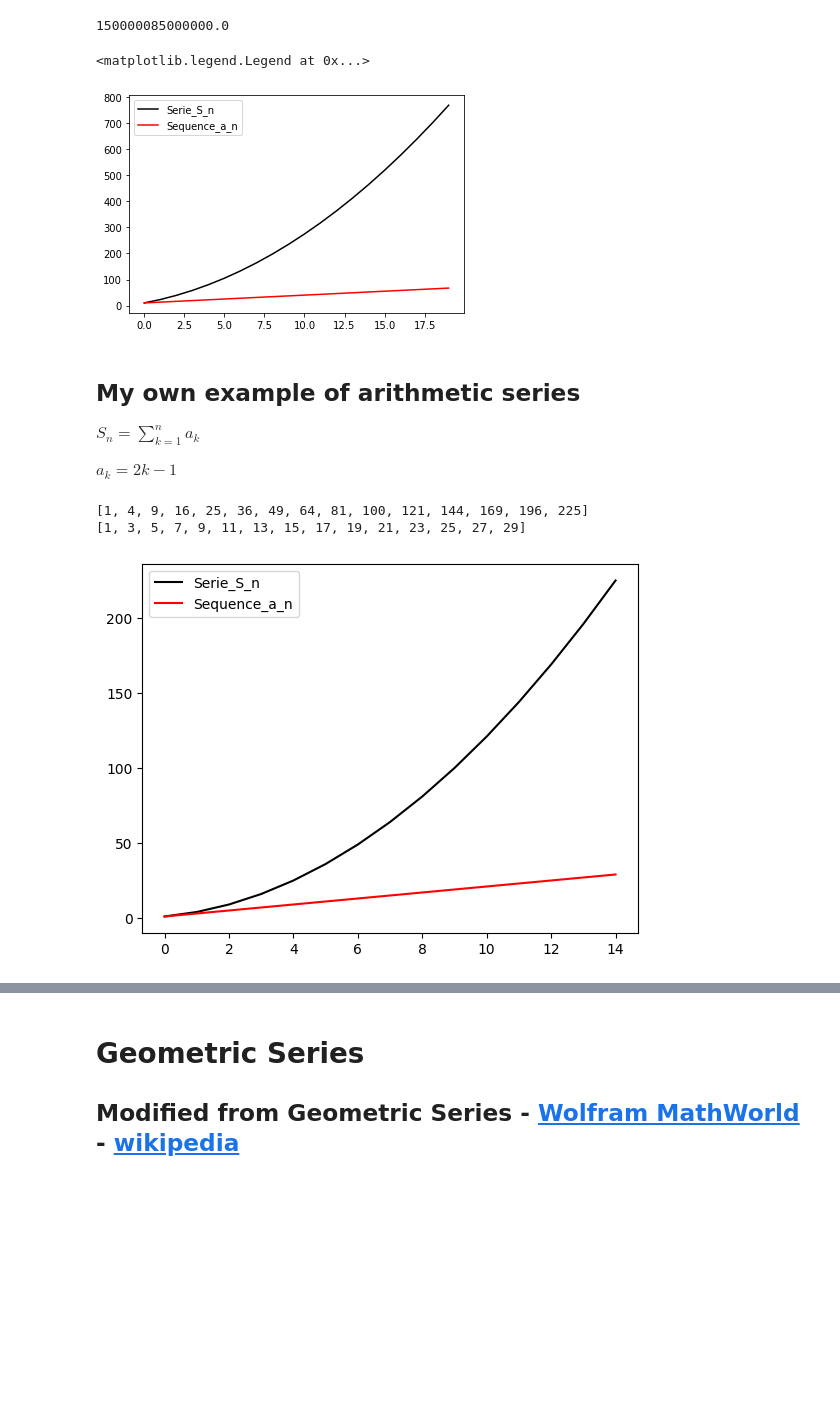
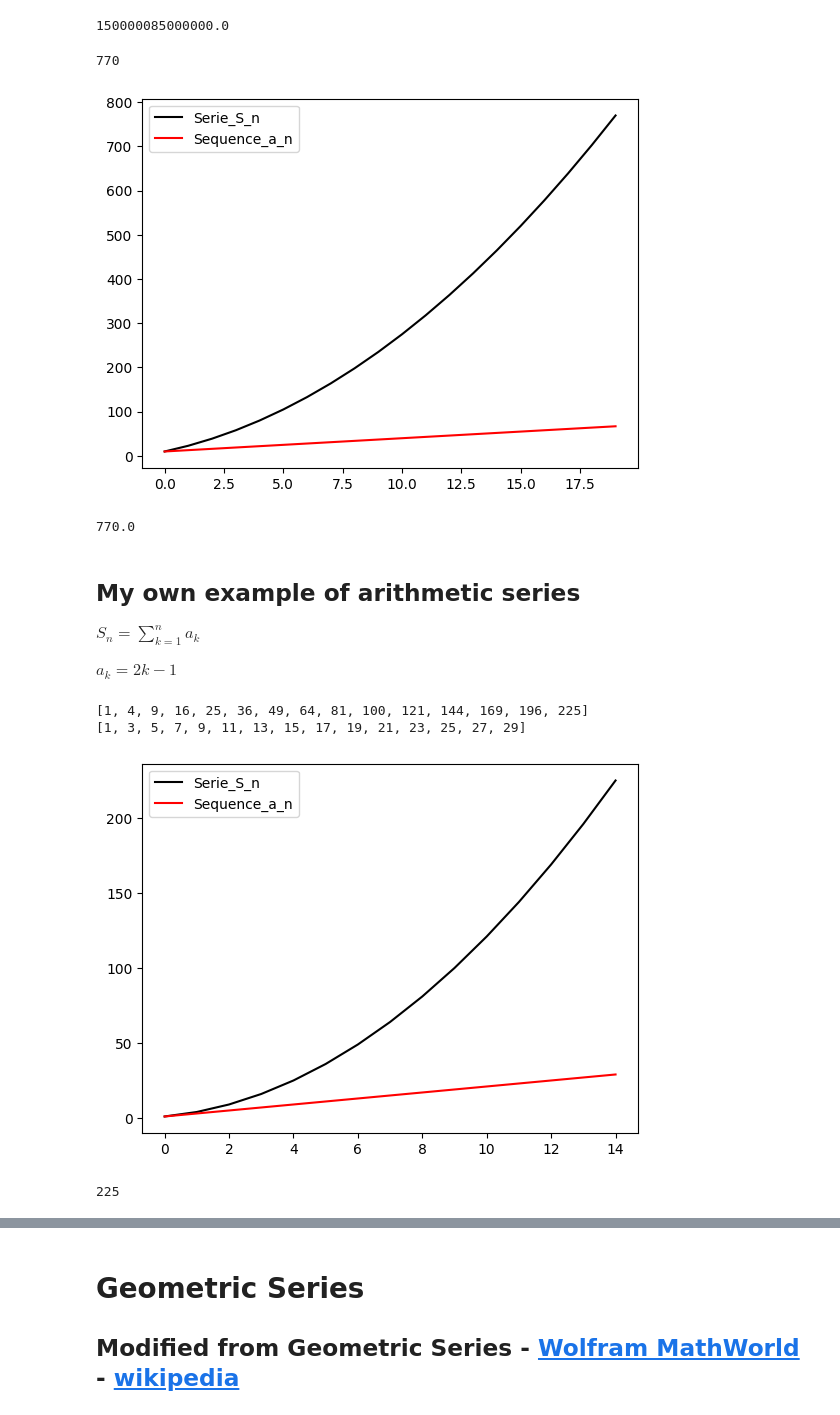
Before and after one commit to jorozcove/MetNumUN2023II, a Jupyter notebook: lab_1/jorozcoveArithmeticSeriesGeometricSeriesPowerSums.ipynb, the cells around one changed output, grey strips where cells are left out. Cells and saved outputs as stored; diff of their text form; code cells hidden in the pictures; blank space fills up the shorter version.

```diff
--- a/lab_1/jorozcoveArithmeticSeriesGeometricSeriesPowerSums.ipynb
+++ b/lab_1/jorozcoveArithmeticSeriesGeometricSeriesPowerSums.ipynb
@@ -192,24 +192,32 @@ n*(a +a_n)/2
 # %%
 import matplotlib.pyplot as plt
 
 n = 20
 a = 10
 d = 3
 S_n = 0
 Serie_S_n=[]
 Sequence_a_n =[]
 for i in range(1,n+1):  # range(n+19 goes form 1 to n
   a_n = a + d * (i-1)
   S_n = S_n + a_n
   Serie_S_n.append(S_n)
   Sequence_a_n.append(a_n)
 
 plt.plot(Serie_S_n, color='black',label='Serie_S_n')
 plt.plot(Sequence_a_n, color='red',label='Sequence_a_n')
 plt.legend()
+
+S_n
 # %% [output]
-<matplotlib.legend.Legend at 0x...>
+770
-[figure, old version]
+[figure, new version]
+# %%
+#Verificacion con la formula
+
+n*(2*a +d*(n-1))/2
+# %% [output]
+770.0
 # %% [markdown]
 ## My own example of arithmetic series
 $ S_n  = \sum_{k=1}^n a_k$
@@ -234,7 +242,10 @@ plt.plot(Serie_S_n, color='black',label='Serie_S_n')
 plt.plot(Sequence_a_n, color='red',label='Sequence_a_n')
 plt.legend()
 plt.show()
+
+S_n
 # %% [output]
 [1, 4, 9, 16, 25, 36, 49, 64, 81, 100, 121, 144, 169, 196, 225]
 [1, 3, 5, 7, 9, 11, 13, 15, 17, 19, 21, 23, 25, 27, 29]
 [figure]
+225
```
Also changed, not shown: parts of 9 cells of this notebook.
